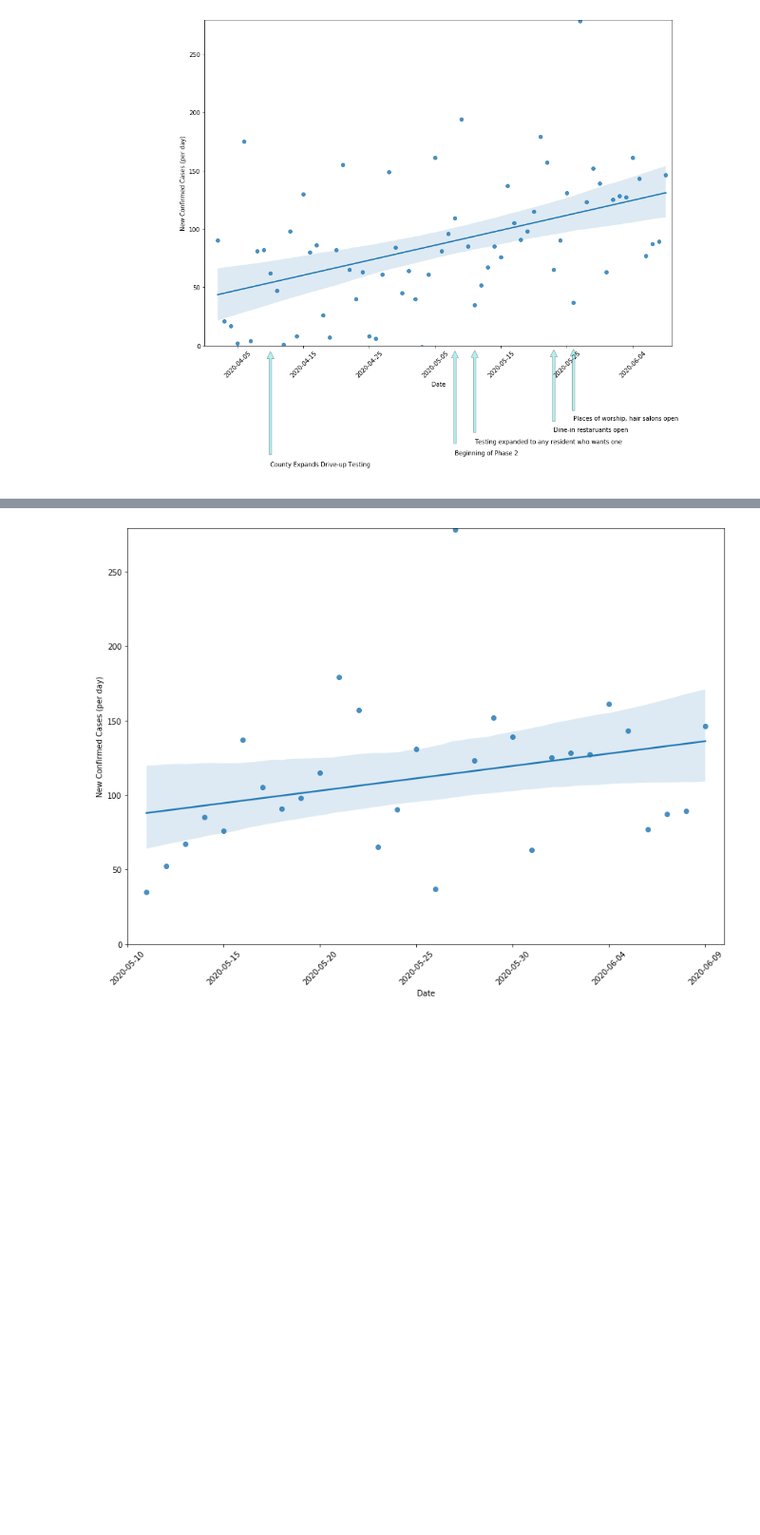
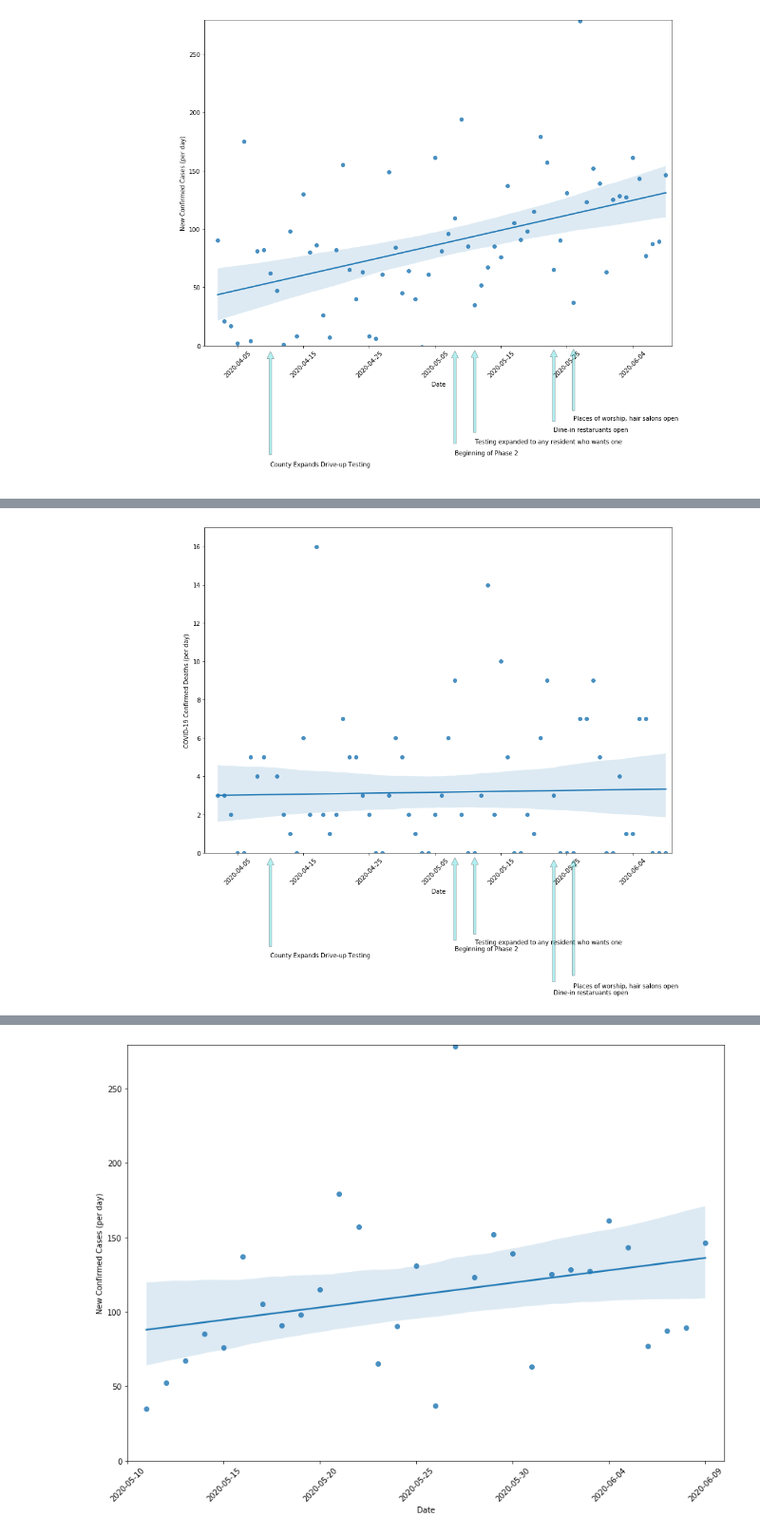
Before and after one commit to SarahEGood/covid19-SB, a Jupyter notebook: San_Bernardino_COVID-19_Data.ipynb, the cells around one changed output, grey strips where cells are left out. Shown at 95% size. Drawn from its saved outputs; the diff is of its cells as text; code cells hidden in the pictures; blank space fills up the shorter version.

```diff
--- a/San_Bernardino_COVID-19_Data.ipynb
+++ b/San_Bernardino_COVID-19_Data.ipynb
@@ -220,0 +231,34 @@ But how strong is this relationship actually? That is, is this relationship stat
+# %%
+# Plotting new deaths per day
+plt.figure(figsize=(14,10))
+ax = sns.regplot(data=df_sb, x='date_ordinal', y='New Deaths')
+
+# Formatting
+ax.set_xlim(df_sb['date_ordinal'].min() - 1, df_sb['date_ordinal'].max() + 1)
+ax.set_ylim(0, df_sb['New Deaths'].max() + 1)
+
+# Set axis labels
+ax.set_xlabel('Date')
+new_labels = [dt.date.fromordinal(int(item)) for item in ax.get_xticks()]
+ax.set_xticklabels(new_labels)
+plt.xticks(rotation = 45)
+plt.ylabel("COVID-19 Confirmed Deaths (per day)")
+
+# Inserting Significant Date Labels
+# Modified the earlier date insert function to accomodate the smaller values
+def smaller_dates(dataframe, y_column):
+    i = dataframe[y_column].max()*0.05
+    for entry in sorted(sig_dates):
+        plt.annotate(entry[1], xy=(entry[0], 0),
+                 xytext=(entry[0], -5-i),
+                 arrowprops=dict(facecolor='darkturquoise', shrink=0.05, alpha=0.3))
+        if i <= 0:
+            i = dataframe[y_column].max()*0.15
+        else:
+            i -= dataframe[y_column].max()*0.15/7
+
+smaller_dates(df_sb, 'New Deaths')
+
+plt.show()
+# %% [output]
+[figure, added]
```
Also changed, not shown: parts of 11 cells of this notebook.
